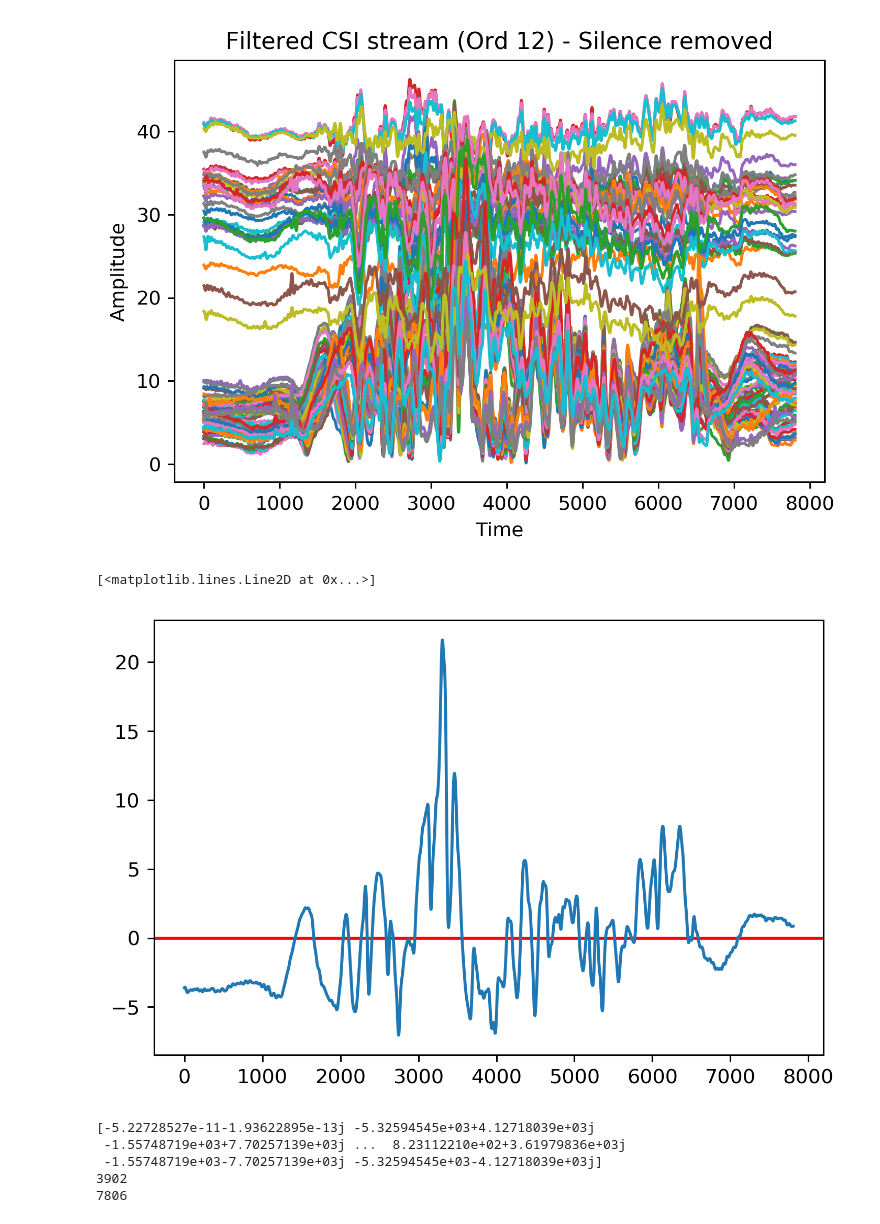
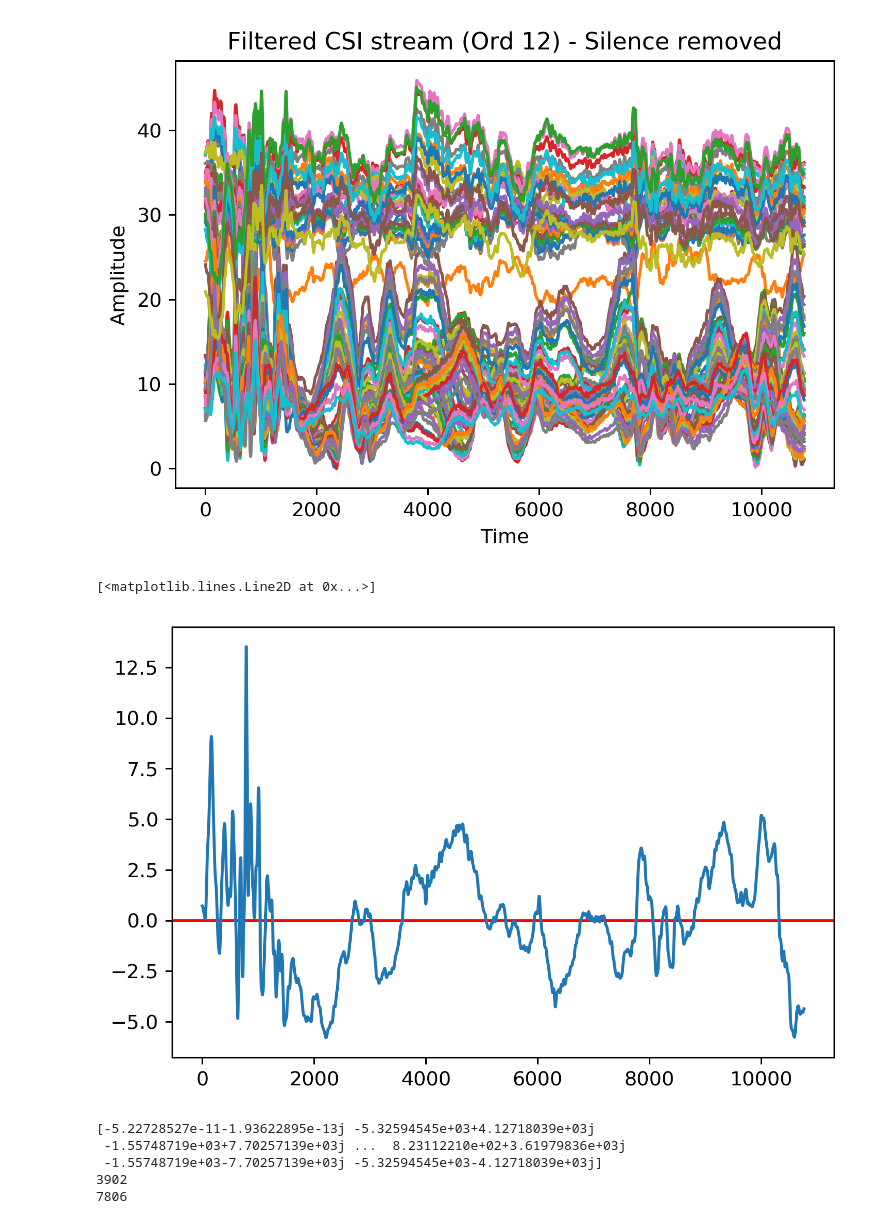
Before and after one commit to SohamPatel/WiFi_ID, a Jupyter notebook: Silence_combined.ipynb, the cells around one changed output. Drawn from its saved outputs; the diff is of its cells as text; code cells hidden in the pictures.

```diff
--- a/Silence_combined.ipynb
+++ b/Silence_combined.ipynb
@@ -10,7 +10,8 @@ import numpy as np
 from scipy.signal import butter, lfilter, filtfilt, medfilt
 from numpy.fft import fft, fftfreq, ifft
 
-matlab_file = './Sushant_CSI/1m/backward_converted/log_2.mat'
+# matlab_file = './Sushant_CSI/1m/backward_converted/log_2.mat'
+matlab_file = './Environment_CSI/converted/log1.mat'
 plt.rcParams['figure.dpi'] = 275
 
 original = [] # Dataset with trimmed csi streams, removed silence
@@ -113,34 +114,34 @@ for index, energy in enumerate(high_energy_csi):
     if deviation > max_dev:
         max_dev = deviation
         max_dev_index = index
 
 m = s_mid[0] * data_per_frame + max_dev_index
 
 # Set start_point to m−T/2, where T is total duration
 start_point = math.floor(m - (num_packets)/2)
 start_point = max(start_point, 0)
 
 # Set end_point to m+T/2, where T is total duration
 end_point = math.floor(m + (num_packets)/2)
 end_point = min(end_point, num_packets)
 
 # Get original data with silence removed
 trimmed_output = original[selected_subcarrier][start_point:end_point]
 
 silenced_data = [] # Contains the original csi data for which each subcarrier is trimmed from best_start to best_end
 for untrimmed in original:
     new_csi = untrimmed[start_point:end_point]
     silenced_data.append(new_csi)
 
 
 # # Plot the silenced CSI data
 for silenced in silenced_data:
     plt.plot(silenced)
     plt.xlabel('Time')
     plt.ylabel('Amplitude')
     plt.title('Filtered CSI stream (Ord 12) - Silence removed')
 # %% [output]
-[figure, old version]
+[figure, new version]
 # %%
 # SIGNAL SEPARATION
 # Now start Signal separation
@@ -154,7 +155,7 @@ plt.plot(shifted_data)
 #
 # %% [output]
 [<matplotlib.lines.Line2D at 0x...>]
-[figure, old version]
+[figure, new version]
 # %%
 # Perform FFT
 n = len(shifted_data)
```
Also changed, not shown: parts of 5 cells of this notebook, 1 other file.
